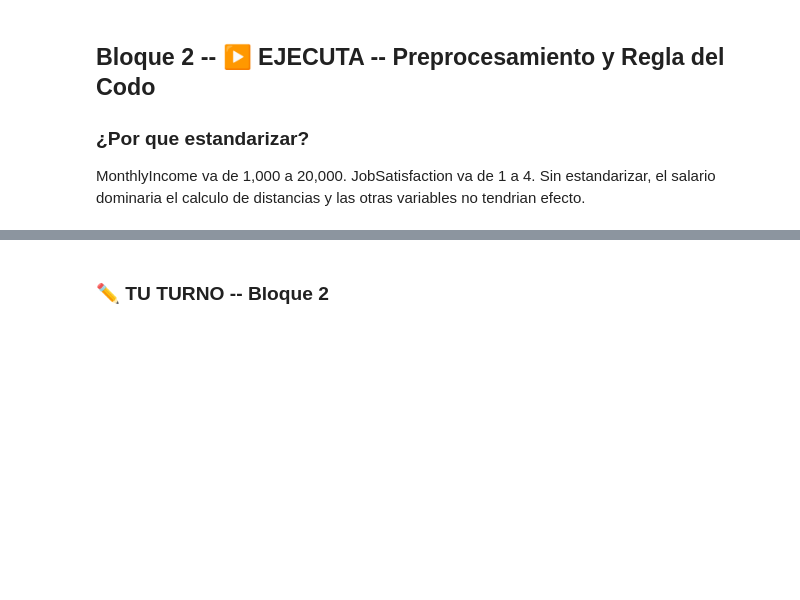
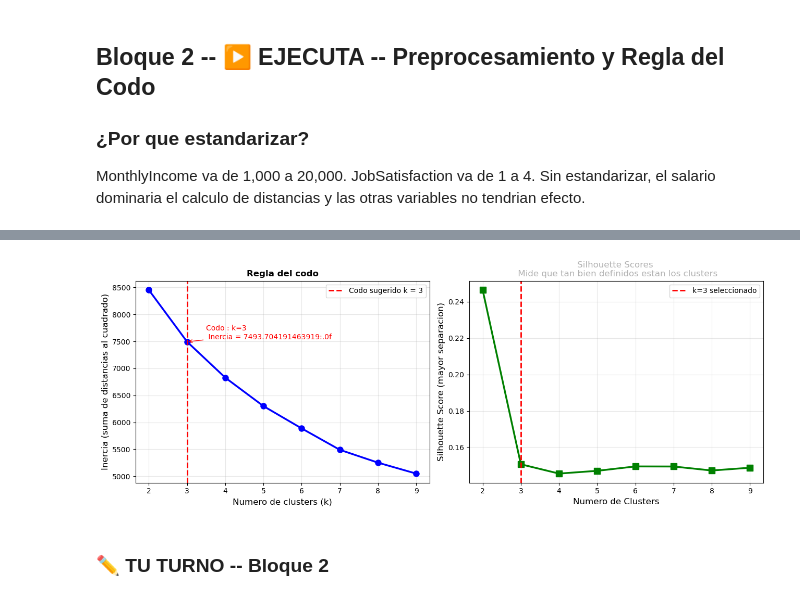
Before and after one commit to demonassit/CursoMLJMG2026, a Jupyter notebook: Visualización/Sesion06/S6_ML_NoSupervisado_Estudiante.ipynb, the cells around one changed output, grey strips where cells are left out. Cells and saved outputs as stored; diff of their text form; code cells hidden in the pictures; blank space fills up the shorter version.

```diff
--- a/Visualización/Sesion06/S6_ML_NoSupervisado_Estudiante.ipynb
+++ b/Visualización/Sesion06/S6_ML_NoSupervisado_Estudiante.ipynb
@@ -39,5 +39,5 @@ from sklearn.metrics import silhouette_score
 import joblib, warnings
 warnings.filterwarnings('ignore')
 
-df = pd.read_csv('hr_ibm.csv')
+df = pd.read_csv('../hr_ibm.csv')
 print(f"Dataset: {df.shape[0]} filas x {df.shape[1]} columnas")
@@ -116,3 +164,17 @@ print(X_km.describe().round(2).to_string())
 # ── PASO 3: REGLA DEL CODO ───────────────────────────────────
 # Inercia = suma de distancias al cuadrado de cada punto a su centroide
 # Cuando agregar mas clusters ya no reduce mucho la inercia = codo
+
+inercias = []
+silhouette = []
+K_range = range(2,10)
+
+#vamos a calcular la invercia para k
+print("Calculando inercia para k=2, k=4, K=8")
+for k in K_range:
+    km = KMeans(n_clusters=k, random_state=42, n_init=10)
+    km.fit(X_scaler)
+    inercias.append(km.inertia_)
+    sil = silhouette_score(X_scaler, km.labels_)
+    silhouette.append(sil)
+    print(f"   k={k}:    ----   inercia = {km.inertia_:.0f}     ------  Silhouettle={sil:.3f}")
@@ -119,16 +191,45 @@ print(X_km.describe().round(2).to_string())
 # %%
 # Grafica del codo + Silhouette Score
-
+fig, axes = plt.subplots(1, 2, figsize=(13,5))
 
 # Grafica 1: Regla del codo
+ax = axes[0]
+ax.plot(list(K_range), inercias, 'bo-', lw=2.5, markersize=8)
 
 # Marcar el codo optimo (k=3 o k=4 segun el codo)
+k_optimo =3
+ax.axvline(k_optimo, color='red', lw=2, linestyle='--', label=f'Codo sugerido k = {k_optimo}')
+ax.set_xlabel('Numero de clusters (k)', fontsize=12)
+ax.set_ylabel('Inercia (suma de distancias al cuadrado)', fontsize=12)
+ax.set_title('Regla del codo', fontsize=12, fontweight='bold')
+ax.legend()
+ax.grid(True, alpha=0.3)
 
 
 # Anotar el codo
+inercia_codo = inercias[k_optimo - 2]
+ax.annotate(f'Codo : k={k_optimo} \n Inercia = {inercia_codo}:.0f',
+            xy=(k_optimo, inercia_codo),
+            xytext=(k_optimo+0.5, inercia_codo+50),
+            arrowprops=dict(arrowstyle='->', color='red'), color='red', fontsize=10)
+
 
 
 # Grafica 2: Silhouette Score
+ax = axes[1]
+
+ax.plot(list(K_range), silhouette, 'gs-', lw=2.5, markersize=8)
+ax.axvline(k_optimo, color='red', lw=2, linestyle='--', label=f'k={k_optimo} seleccionado')
+ax.set_xlabel('Numero de Clusters', fontsize=12)
+ax.set_ylabel('Silhouette Score (mayor separacion)', fontsize=12)
+ax.set_title('Silhouette Scores \n Mide que tan bien definidos estan los clusters', fontsize=12, alpha=0.3)
+ax.legend()
+ax.grid(True, alpha=0.3)
+plt.tight_layout()
+plt.savefig('regla_del_codo.png', dpi=150, bbox_inches='tight')
+plt.show()
+# %% [output]
+[figure, added]
 # %% [markdown]
 ### ✏️ TU TURNO -- Bloque 2
 # %%
```
Also changed, not shown: parts of 9 cells of this notebook, 9 other files.
